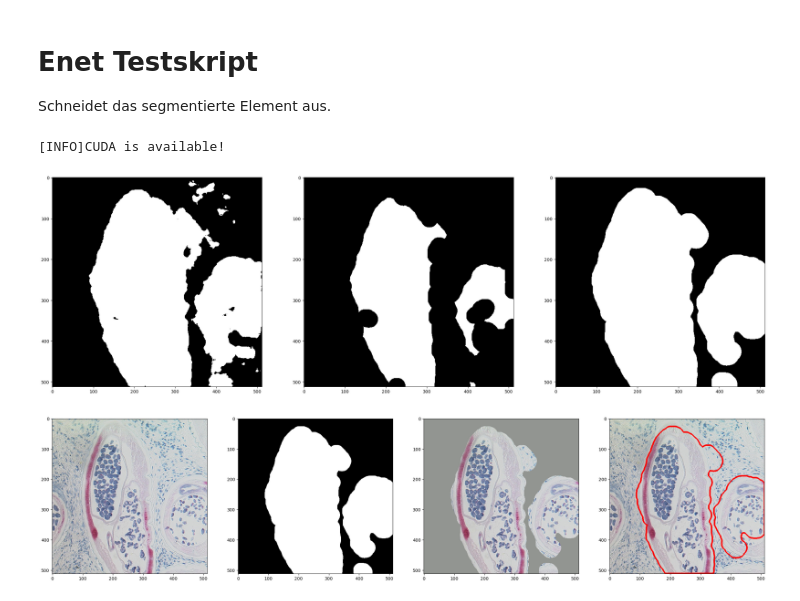
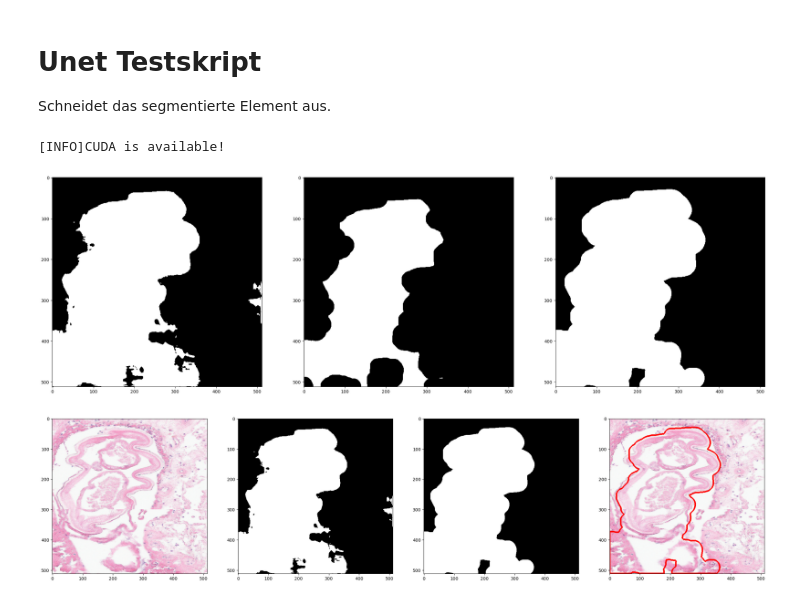
Before and after one commit to Sultanow/river-blindness, a Jupyter notebook: Unet_Segmentation/Unet_Test_CutPicture.ipynb, the cells around one changed output. Saved outputs shown, nothing was run; the diff lists cells and outputs as text; code cells hidden in the pictures.

```diff
--- a/Unet_Segmentation/Unet_Test_CutPicture.ipynb
+++ b/Unet_Segmentation/Unet_Test_CutPicture.ipynb
@@ -1,4 +1,4 @@
 # %% [markdown]
-# Enet Testskript
+# Unet Testskript
 Schneidet das segmentierte Element aus.
 # %%
@@ -32,11 +30,8 @@ class Polygon:
         # calculation polygon area using shoelace algorithm
         self.area = 0.5 * np.abs(np.dot(x_coordinates,np.roll(y_coordiantes,1))-np.dot(y_coordiantes,np.roll(x_coordinates, 1)))
 # %%
-model_folder_path = "./modelBackups/Model_21_12_2022_RB_DataAug_holdoutVal_bigDS/"
-#model_file = "ckpt-enet-80-1.4303641114383936.pth"
-model_file = "ckpt-enet-100-8.101596860215068.pth"
-#model_file = "ckpt-enet-110-9.972774418070912.pth"
-#model_file = "ckpt-enet-120-7.467412028461695.pth"
+model_folder_path = "./modelBackups/UnetModel_09_01_2023_Test_100E/"
+model_file = "ckpt-unet-100-78.29652310907841.pth"
 
 load_model = model_folder_path + model_file
 settings_path = model_folder_path + "logs/settings.json"
@@ -45,8 +40,8 @@ settings_path = model_folder_path + "logs/settings.json"
 #input_img_path = "./content/SchistosomaMansoni/testset/2.png"
 
 # For RiverBlindness
-#input_img_path = "../../content/RiverBlindness/testset/411_HE@6252-1784-6537-1920.jpg"
-input_img_path = "../data/img13.jpg"
+input_img_path = "../../content/RiverBlindness/testset/411_HE@6041-1887-6207-2130.jpg"
+#input_img_path = "../data/img32.jpg"
 
 display_metrics = False
 use_dilation_erosion = True
@@ -73,9 +68,9 @@ else:
 
 trained_model = torch.load(load_model,  map_location=device)
 
-enet = ENet(settings["n_classes"])
-enet.load_state_dict(trained_model['state_dict'])
-enet = enet.to(device)
+unet = UNet(settings["n_channels"], settings["n_classes"])
+unet.load_state_dict(trained_model['state_dict'])
+unet = unet.to(device)
 
 input_img_to_predict = Image.open(input_img_path)
 input_img_to_predict = cv2.resize(np.array(input_img_to_predict), (512, 512), cv2.INTER_NEAREST)
@@ -83,7 +78,7 @@ input_img_tensor = torch.tensor(input_img_to_predict[:,:,0:3]).unsqueeze(0).tran
 input_img_tensor = input_img_tensor.to(device)
 
 with torch.no_grad():
-    out = enet(input_img_tensor.float()).squeeze(0)
+    out = unet(input_img_tensor.float()).squeeze(0)
 
 segmentedImg = out.data.max(0)[1].cpu().numpy()
 segmentedImg = segmentedImg.astype('uint8')
@@ -113,7 +108,6 @@ if(display_metrics):
 if(use_dilation_erosion):
     erosion_dest = cv2.erode(segmentedImg, cv2.getStructuringElement(cv2.MORPH_ELLIPSE, (40, 40)))
     dilation_dest = cv2.dilate(erosion_dest, cv2.getStructuringElement(cv2.MORPH_ELLIPSE, (50, 50)))
-    #dilation_dest = cv2.dilate(erosion_dest, cv2.getStructuringElement(cv2.MORPH_ELLIPSE, (60, 60))) # TODO: Backup -> can be deleted if not used
 
     defig, axs = plt.subplots(1, 3, figsize=(30, 30))
     axs[0].imshow(Utils.decode_segmap(segmentedImg, color_map))
@@ -146,36 +140,41 @@ segmented_polygons = []
 for polygon_pionts in contours:
     segmented_polygons.append(Polygon(polygon_pionts))
 
 primary_worm_polygons_contours = []
 
 for polygon in segmented_polygons:
     if(polygon.area > area_treshold):
         primary_worm_polygons_contours.append(polygon.points)
 
 input_img_to_save = np.copy(input_img_to_predict)
 
 contour_Img = cv2.drawContours(input_img_to_save, primary_worm_polygons_contours, -1, (255, 0, 0), 3)
 
+# fig, axs = plt.subplots(1, 4, figsize=(30, 30))
+# axs[0].imshow(input_img_to_predict)
+# axs[1].imshow(decoded_segmentedImg)
+# axs[2].set_facecolor('xkcd:gray')
+# axs[2].imshow(cuted_input_image)
+# axs[3].imshow(input_img_to_save)
+
 fig, axs = plt.subplots(1, 4, figsize=(30, 30))
 axs[0].imshow(input_img_to_predict)
-axs[1].imshow(decoded_segmentedImg)
-axs[2].set_facecolor('xkcd:gray')
-axs[2].imshow(cuted_input_image)
+axs[1].imshow(Utils.decode_segmap(out.data.max(0)[1].cpu().numpy(), color_map))
+axs[2].imshow(Utils.decode_segmap(segmentedImg, color_map))
 axs[3].imshow(input_img_to_save)
 
 if(save_primary_worm):
-
     for iy, ix in np.ndindex(input_img_to_save.shape[:2]):
         if(cv2.pointPolygonTest(primary_worm_polygons_contours[0], (ix, iy), False) == -1):
             input_img_to_save[iy, ix, 0] = 0
             input_img_to_save[iy, ix, 1] = 0
             input_img_to_save[iy, ix, 2] = 0
 
     plt.imshow(input_img_to_save)
 
     output_image = Image.fromarray(input_img_to_save)
     output_image.save("./segmentedImages/segImage.png")
 # %% [output]
 [INFO]CUDA is available!
-[figure, old version]
+[figure, new version]
-[figure, old version]
+[figure, new version]
```
Also changed, not shown: parts of 1 cell of this notebook, 8 other files.
